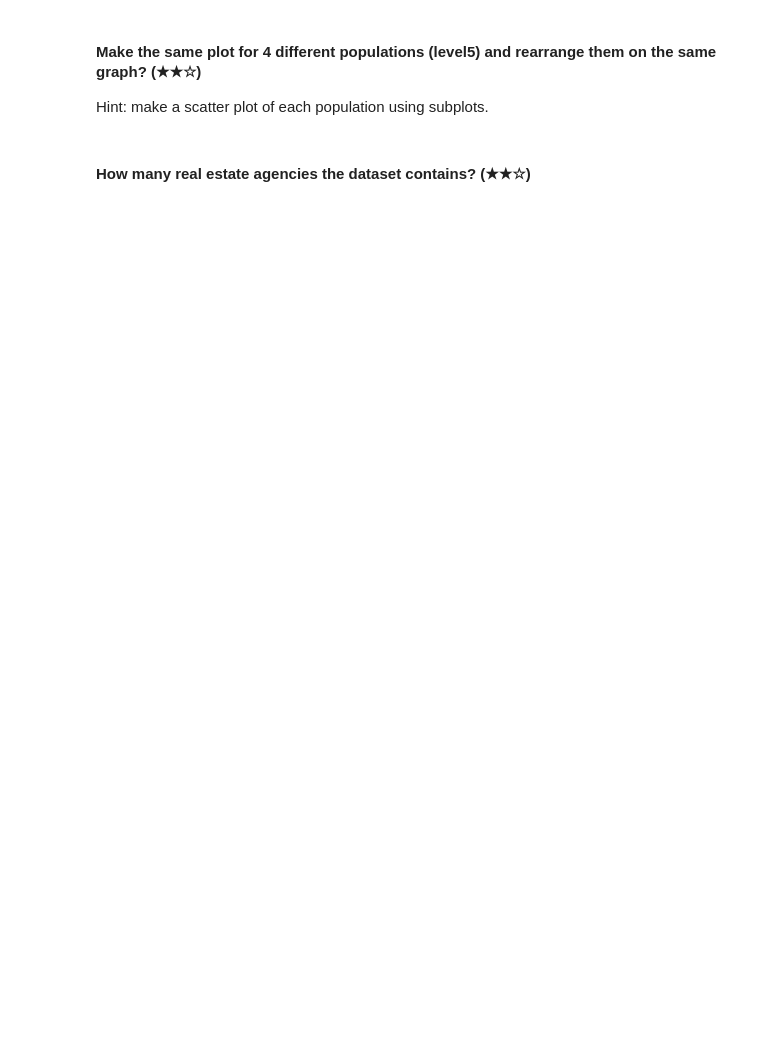
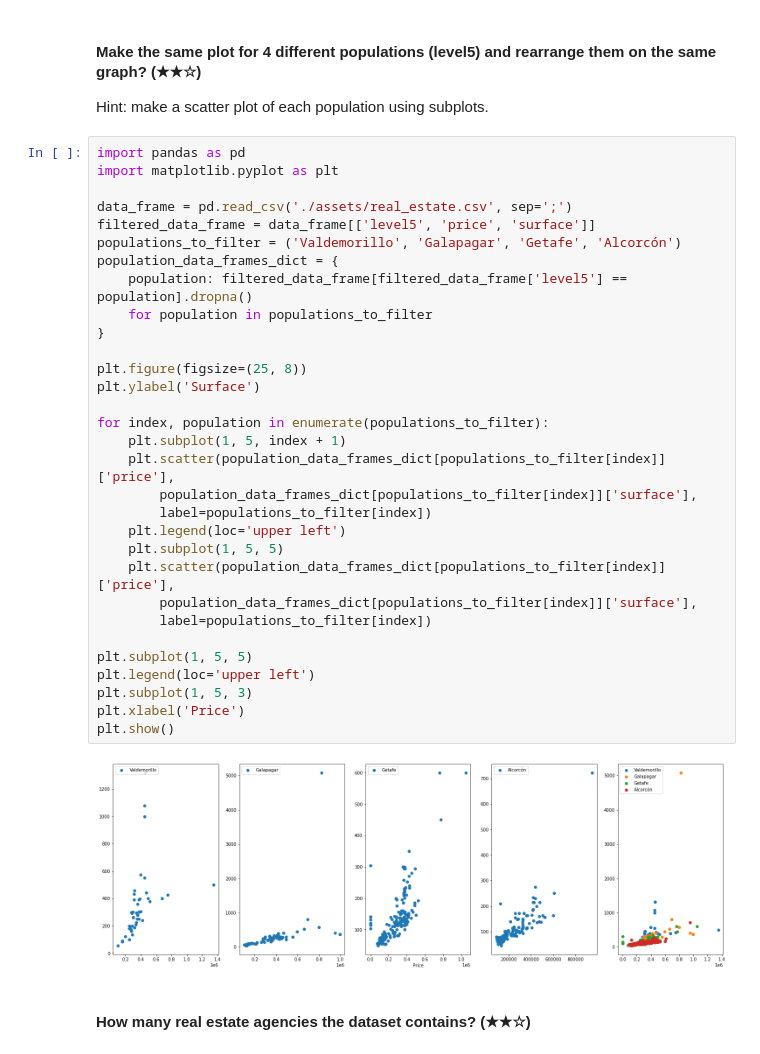
Before and after one commit to xalejandrow/realestate-datacleanup-exercise, a Jupyter notebook: project.ipynb, the cells around one changed output. Drawn from its saved outputs; the diff is of its cells as text; blank space fills up the shorter version.

```diff
--- a/project.ipynb
+++ b/project.ipynb
@@ -699,5 +905,38 @@ Hint: make a scatter plot.
 # %% [markdown]
 #### Make the same plot for 4 different populations (level5) and rearrange them on the same graph? (★★☆)
 Hint: make a scatter plot of each population using subplots.
+# %%
+import pandas as pd
+import matplotlib.pyplot as plt
+
+data_frame = pd.read_csv('./assets/real_estate.csv', sep=';')
+filtered_data_frame = data_frame[['level5', 'price', 'surface']]
+populations_to_filter = ('Valdemorillo', 'Galapagar', 'Getafe', 'Alcorcón')
+population_data_frames_dict = {
+    population: filtered_data_frame[filtered_data_frame['level5'] == population].dropna()
+    for population in populations_to_filter
+}
+
+plt.figure(figsize=(25, 8))
+plt.ylabel('Surface')
+
+for index, population in enumerate(populations_to_filter):
+    plt.subplot(1, 5, index + 1)
+    plt.scatter(population_data_frames_dict[populations_to_filter[index]]['price'],
+        population_data_frames_dict[populations_to_filter[index]]['surface'],
+        label=populations_to_filter[index])
+    plt.legend(loc='upper left')
+    plt.subplot(1, 5, 5)
+    plt.scatter(population_data_frames_dict[populations_to_filter[index]]['price'],
+        population_data_frames_dict[populations_to_filter[index]]['surface'],
+        label=populations_to_filter[index])
+
+plt.subplot(1, 5, 5)
+plt.legend(loc='upper left')
+plt.subplot(1, 5, 3)
+plt.xlabel('Price')
+plt.show()
+# %% [output]
+[figure, added]
 # %% [markdown]
 #### How many  real estate agencies the dataset contains? (★★☆)
```
Also changed, not shown: parts of 10 cells of this notebook.
